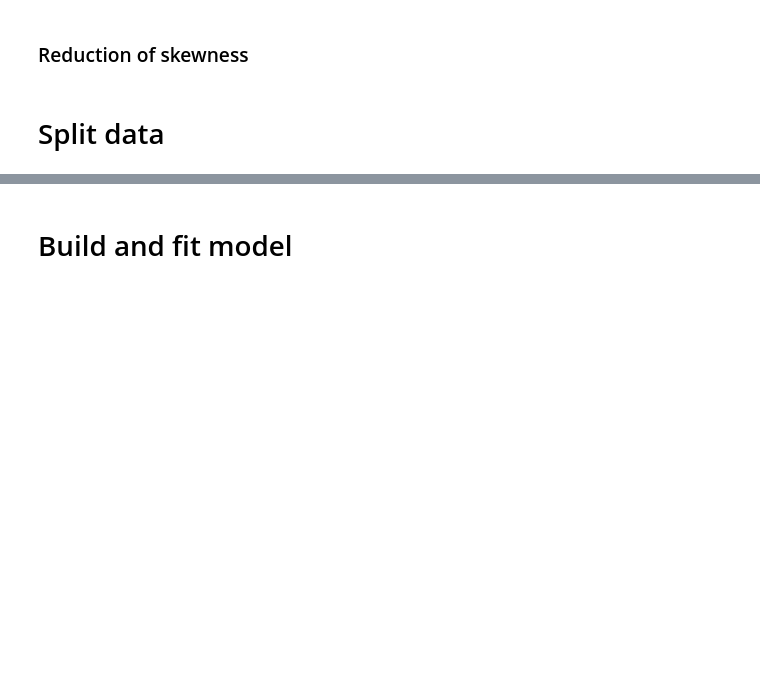
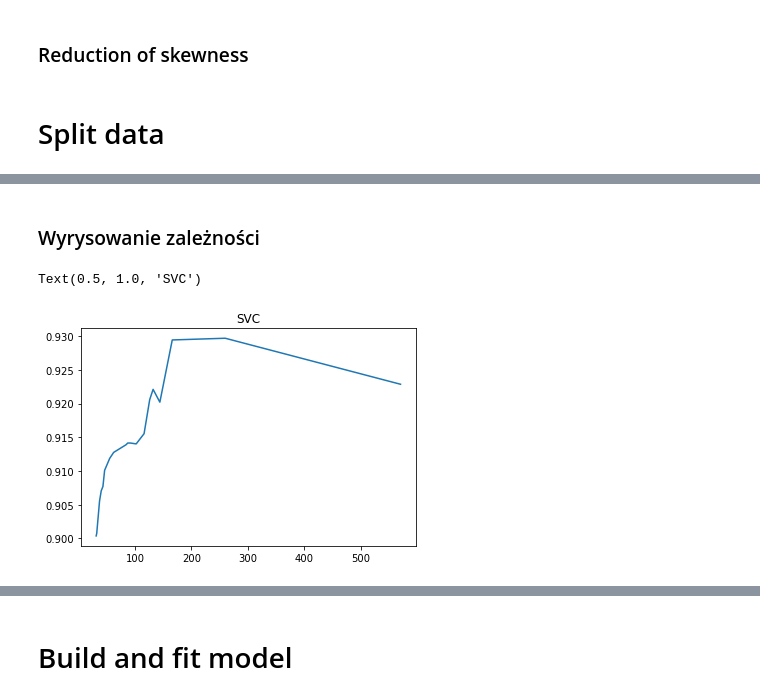
Before and after one commit to mati9725/hackathon, a Jupyter notebook: train_model.ipynb, the cells around one changed output, grey strips where cells are left out. Cells and saved outputs as stored; diff of their text form; code cells hidden in the pictures; blank space fills up the shorter version.

```diff
--- a/train_model.ipynb
+++ b/train_model.ipynb
@@ -255,11 +189,12 @@ np.mean(preds == y_test)
 # %%
-# Znacząca zmiana liczby cech (z 571 do 31 nie pogorszyła znacząco klasyfikacji)
+# Szukanie najlepszego progu (ustalono zakres 0-0.0005 na podstawie wygenerowanego wyzej wykresu)
+threshs = np.linspace(0, max(m) - 0.029, 20)
 
-# Szukanie najlepszego progu (ustalono zakres 0-0.0005 na podstawie wygenerowanego wyzej wykresu)
-threshs = np.linspace(0, 0.001, 50)
 # Listy na accuracy dla poszczególnych modeli
 acc_forest = []
 acc_svc = []
+acc_logistic = []
+
 # Lista na liczbę cech
 feat_no = []
 best_feat_list = []
@@ -267,12 +202,9 @@ best_feat_list = []
 # Przeszukujemy w pętli progi i testujemy klasyfiaktory (trenujemy na wybranym zestawie (liczbie) cech zależnym od progu)
 for thresh in threshs:
     bestFeatureIndex = []
-    m = model_sel.feature_importances_
-    for i in m:
-        if(i>thresh): # Próg wyboru cech - zwiekszajac wybieramy jeszcze bardziej przydatne, ale bez przesady - jak damy np. 0.04 to moze pozostac tylko kilka cech, albo i żadna...
-            #print(i)
-            #print(np.where(m==i))
-            bestFeatureIndex.append((np.where(m==i)[0])[0])
+    for i, val in enumerate(m):
+        if(val>thresh):
+            bestFeatureIndex.append(i)
 
     # Dodaj najlepsze cechy do listy
     best_feat_list.append(bestFeatureIndex)
@@ -283,18 +215,17 @@ for thresh in threshs:
     # Redukcja przy progu zadanym
     feat_no.append(X_test_sel.shape[1])
 
-    # LAS - cechy wybrane
-    rnd_forest_sel = RandomForestClassifier(n_estimators=10)
-    rnd_forest_sel.fit(X_train_sel, y_train)
+    # Walidacja krzyżowa oceniająca dokładność modelu - Random Forrest
+    clf = RandomForestClassifier(n_estimators=10)
+    cv_results = cross_validate(clf, X_train_sel, y_train, cv=3)
+    acc_forest.append(mean(cv_results['test_score']))
 
-    preds = rnd_forest_sel.predict(X_test_sel)
-    acc_forest.append(np.mean(preds == y_test))
+    # Walidacja krzyżowa oceniająca dokładność modelu - Logistic Regression
+    clf = LogisticRegression(max_iter = 1000)
+    cv_results = cross_validate(clf, X_train_sel, y_train, cv=3)
+    acc_logistic.append(mean(cv_results['test_score']))
 
-    # SVC - z wyborem
-    clf = SVC(kernel = 'rbf', gamma='auto')
-    #Train the model using the training sets
-    clf.fit(X_train_sel, y_train)
-
-    # Predykcja SVC
-    preds = clf.predict(X_test_sel)
-    acc_svc.append(np.mean(preds == y_test))
+    # Walidacja krzyżowa oceniająca dokładność modelu - SVC
+    clf = SVC(gamma='auto')
+    cv_results = cross_validate(clf, X_train_sel, y_train, cv=3)
+    acc_svc.append(mean(cv_results['test_score']))
@@ -333,0 +255,8 @@ for results in zip(threshs, feat_no, acc_forest, acc_svc):
+# %% [markdown]
+### Wyrysowanie zależności
+# %%
+plt.plot(feat_no, acc_svc)
+plt.title("SVC")
+# %% [output]
+Text(0.5, 1.0, 'SVC')
+[figure, added]
```
Also changed, not shown: parts of 42 cells of this notebook.
